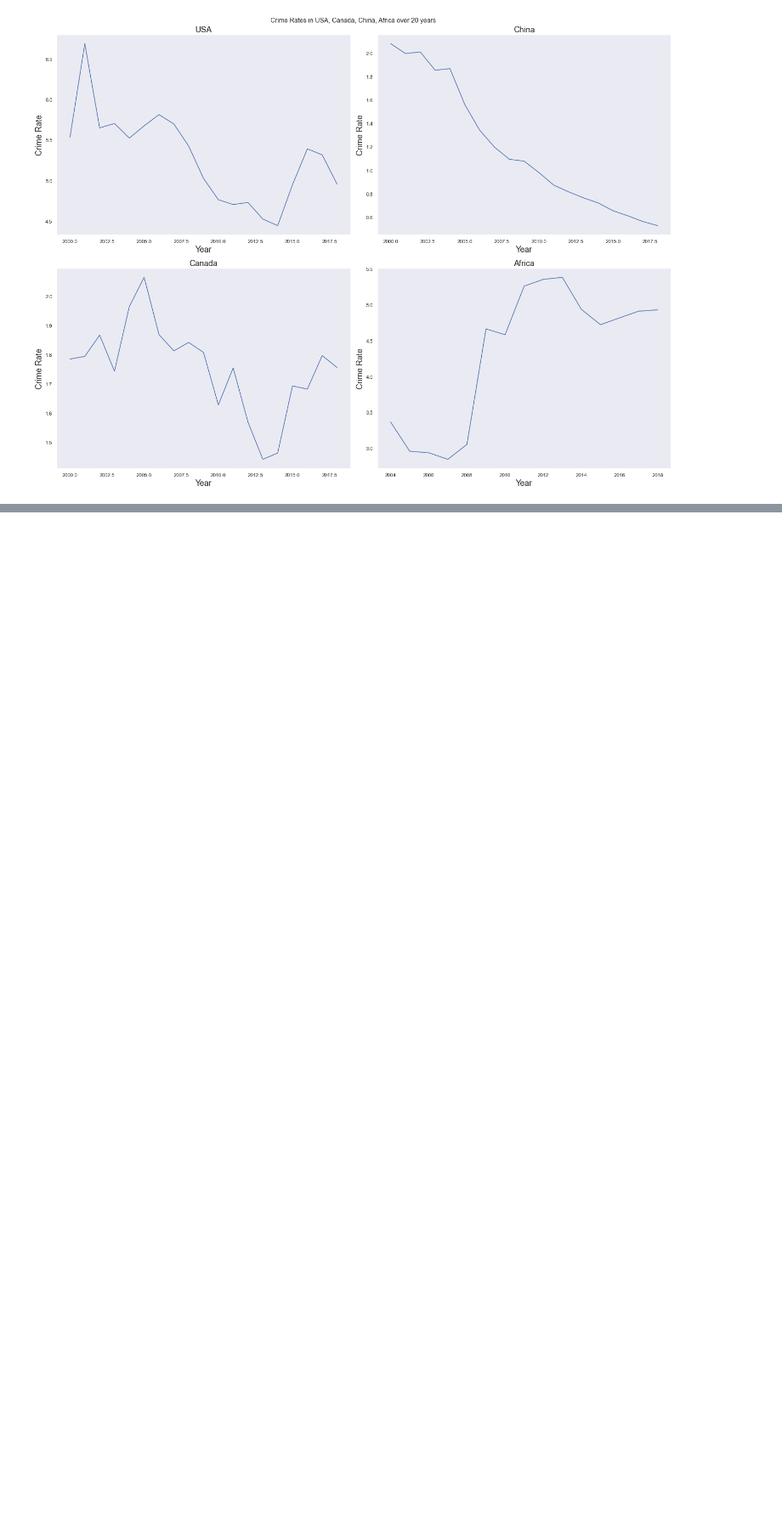
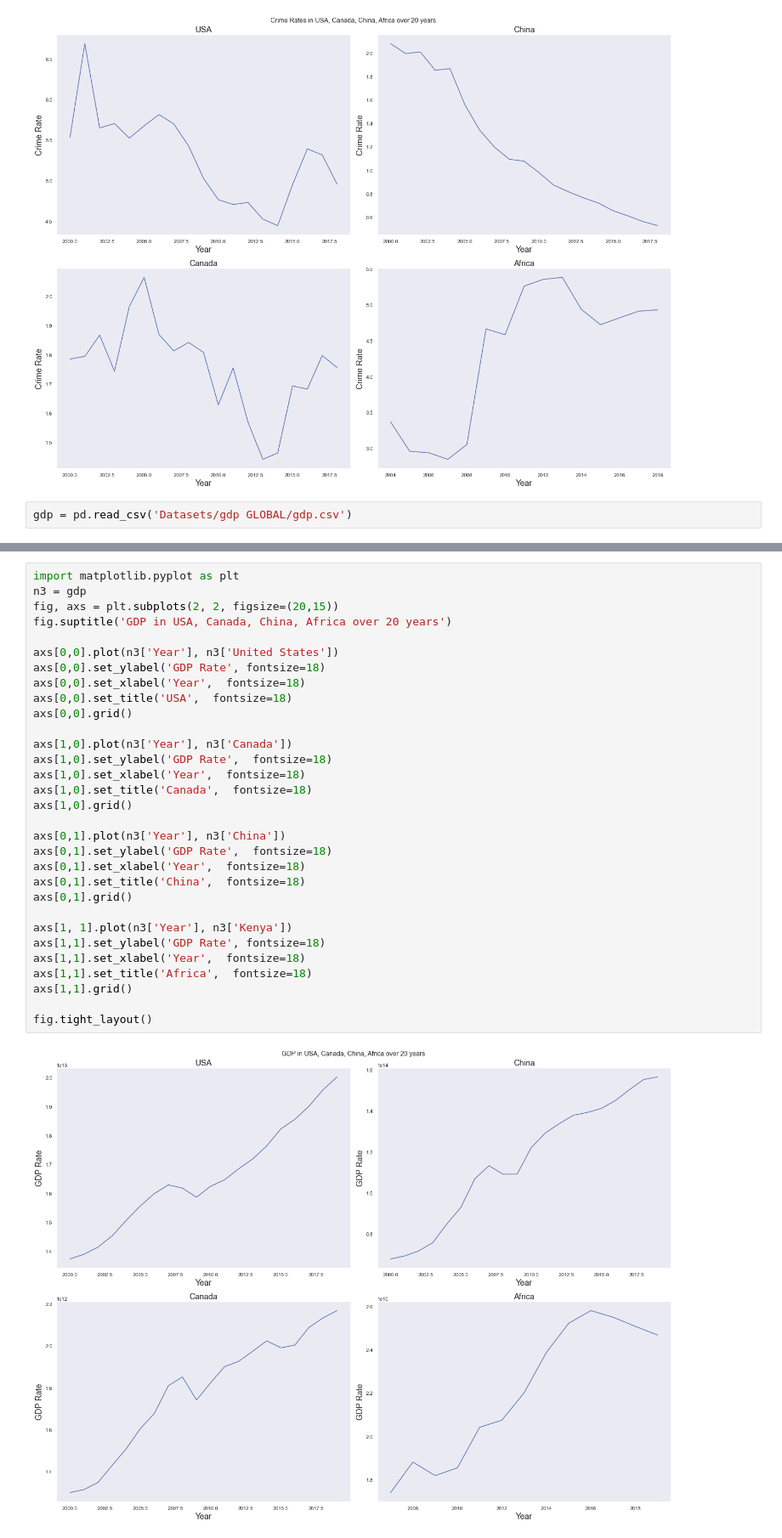
Before and after one commit to tssahota/Global-Data-Analysis-for-Social-Unrest-Prediction, a Jupyter notebook: Final-EDA.ipynb, the cells around one changed output, grey strips where cells are left out. Shown at 85% size. Drawn from its saved outputs; the diff is of its cells as text; blank space fills up the shorter version.

```diff
--- a/Final-EDA.ipynb
+++ b/Final-EDA.ipynb
@@ -359,3 +359,5 @@ axs[1,1].grid()
 fig.tight_layout()
 # %% [output]
 [figure]
+# %%
+gdp = pd.read_csv('Datasets/gdp GLOBAL/gdp.csv')
@@ -361,0 +374,33 @@ fig.tight_layout()
+# %%
+import matplotlib.pyplot as plt
+n3 = gdp
+fig, axs = plt.subplots(2, 2, figsize=(20,15))
+fig.suptitle('GDP in USA, Canada, China, Africa over 20 years')
+
+axs[0,0].plot(n3['Year'], n3['United States'])
+axs[0,0].set_ylabel('GDP Rate', fontsize=18)
+axs[0,0].set_xlabel('Year',  fontsize=18)
+axs[0,0].set_title('USA',  fontsize=18)
+axs[0,0].grid()
+
+axs[1,0].plot(n3['Year'], n3['Canada'])
+axs[1,0].set_ylabel('GDP Rate',  fontsize=18)
+axs[1,0].set_xlabel('Year',  fontsize=18)
+axs[1,0].set_title('Canada',  fontsize=18)
+axs[1,0].grid()
+
+axs[0,1].plot(n3['Year'], n3['China'])
+axs[0,1].set_ylabel('GDP Rate',  fontsize=18)
+axs[0,1].set_xlabel('Year',  fontsize=18)
+axs[0,1].set_title('China',  fontsize=18)
+axs[0,1].grid()
+
+axs[1, 1].plot(n3['Year'], n3['Kenya'])
+axs[1,1].set_ylabel('GDP Rate', fontsize=18)
+axs[1,1].set_xlabel('Year',  fontsize=18)
+axs[1,1].set_title('Africa',  fontsize=18)
+axs[1,1].grid()
+
+fig.tight_layout()
+# %% [output]
+[figure, added]
```
Also changed, not shown: parts of 1 cell of this notebook.
